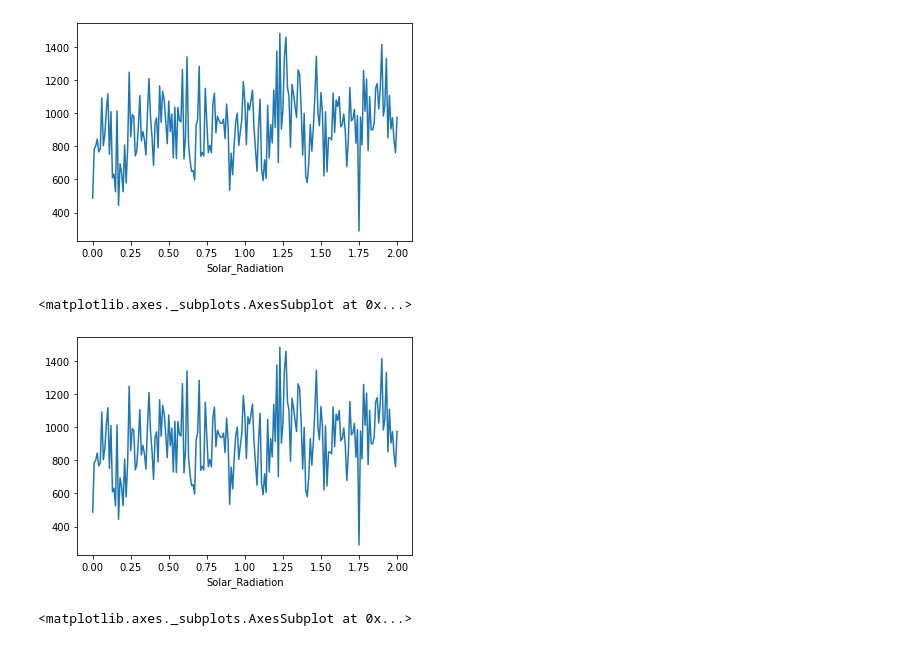
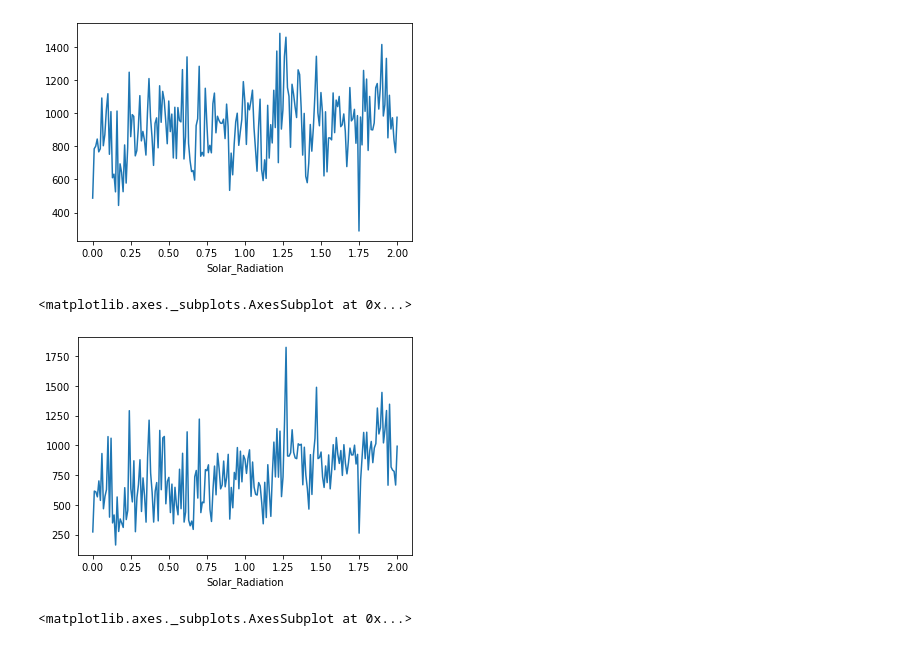
Before and after one commit to NehaGupta-DataScientists/Bike-Sharing-Demand-Prediction, a Jupyter notebook: Bike_Sharing_Demand_Prediction_Capstone_Project.ipynb, the cells around one changed output. Cells and saved outputs as stored; diff of their text form; code cells hidden in the pictures.

```diff
--- a/Bike_Sharing_Demand_Prediction_Capstone_Project.ipynb
+++ b/Bike_Sharing_Demand_Prediction_Capstone_Project.ipynb
@@ -463,10 +464,10 @@ dataset.groupby('Solar_Radiation').mean()['Rented_Bike_Count'].plot()
 <matplotlib.axes._subplots.AxesSubplot at 0x...>
 [figure]
 # %%
-dataset.groupby('Solar_Radiation').mean()['Rented_Bike_Count'].plot()
+dataset.groupby('Solar_Radiation').median()['Rented_Bike_Count'].plot()
 # %% [output]
 <matplotlib.axes._subplots.AxesSubplot at 0x...>
-[figure, old version]
+[figure, new version]
 # %%
 dataset.groupby('Rainfall').mean()['Rented_Bike_Count'].plot()
 # %% [output]
```
Also changed, not shown: parts of 5 cells of this notebook.
